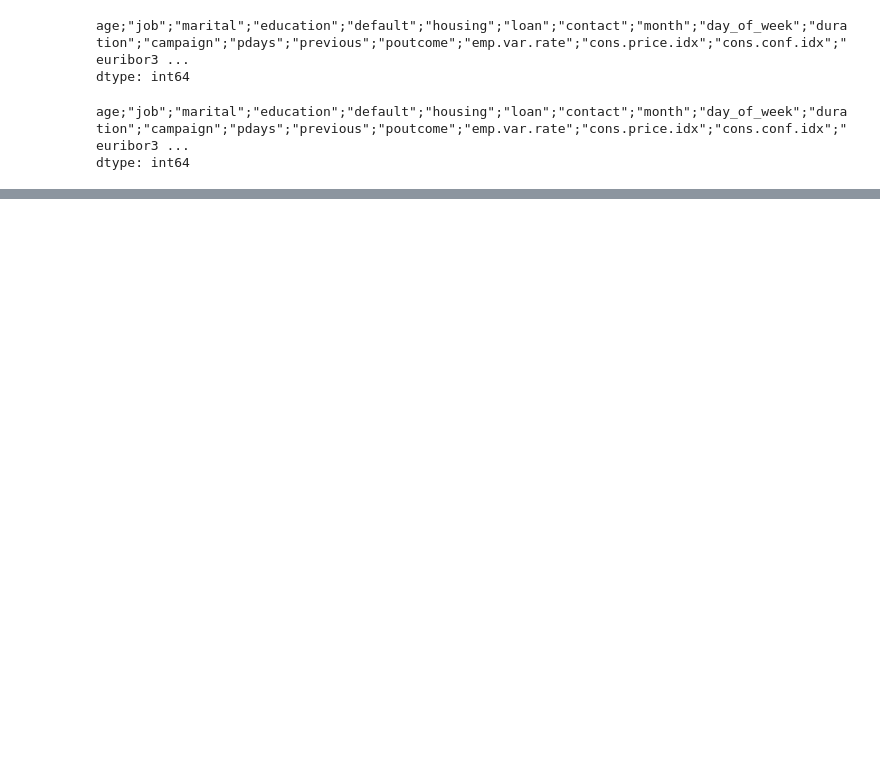
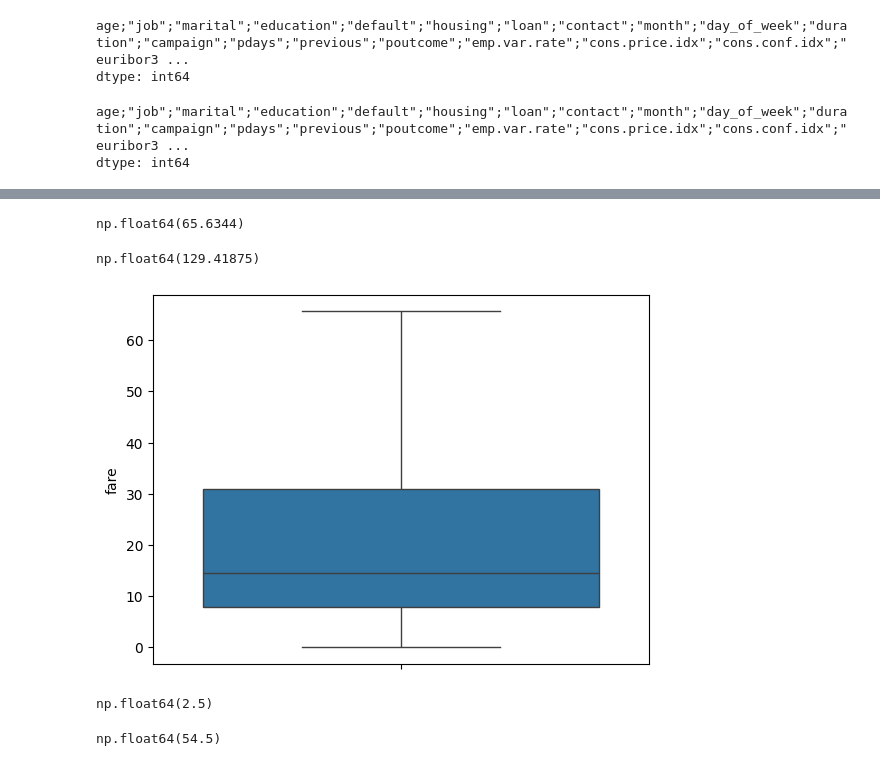
Before and after one commit to RYANETCHUIESSEU/data-set-Titanic, a Jupyter notebook: data/first (2).ipynb, the cells around one changed output, grey strips where cells are left out. Cells and saved outputs as stored; diff of their text form; code cells hidden in the pictures; blank space fills up the shorter version.

```diff
--- a/data/first (2).ipynb
+++ b/data/first (2).ipynb
@@ -236,4 +255,7 @@ age;"job";"marital";"education";"default";"housing";"loan";"contact";"month";"da
 dtype: int64
 # %%
 def finding_outliers(data,variable_name):
-    iqr = data[variable_name].quantile(0.75) - data[variable]
+    iqr = data[variable_name].quantile(0.75) - data[variable_name].quantile(0.25)
+    lower = data[variable_name].quantile(0.25) - 1.5 * iqr
+    upper = data[variable_name].quantile(0.75) + 1.5 * iqr
+    return data[(data[variable_name] < lower) | (data[variable_name] > upper)]
@@ -239,0 +278,23 @@ def finding_outliers(data,variable_name):
+# %%
+iqr_fare = df['fare'].quantile(0.75) - df['fare'].quantile(0.25)
+df['fare'].quantile(0.75) + 1.5* iqr_fare
+# %% [output]
+np.float64(65.6344)
+# %%
+df['fare'].quantile(0.75) + 1.5 * (df['fare'].quantile(0.75) + 1.5 * iqr_fare)
+# %% [output]
+np.float64(129.41875)
+# %%
+df.loc[(finding_outliers(df,'fare').index, 'fare')] = df ['fare'].quantile(0.75) + 1.5 * iqr_fare
+# %%
+sns.boxplot(y = 'fare', data=df);
+# %% [output]
+[figure, added]
+# %%
+df['age'].quantile(0.25)- 1.5 * (df['age'].quantile(0.75) - df['age'].quantile(0.25))
+# %% [output]
+np.float64(2.5)
+# %%
+df['age'].quantile(0.75) + 1.5 * (df['age'].quantile(0.75) - df['age'].quantile(0.25))
+# %% [output]
+np.float64(54.5)
```
Also changed, not shown: parts of 20 cells of this notebook.
